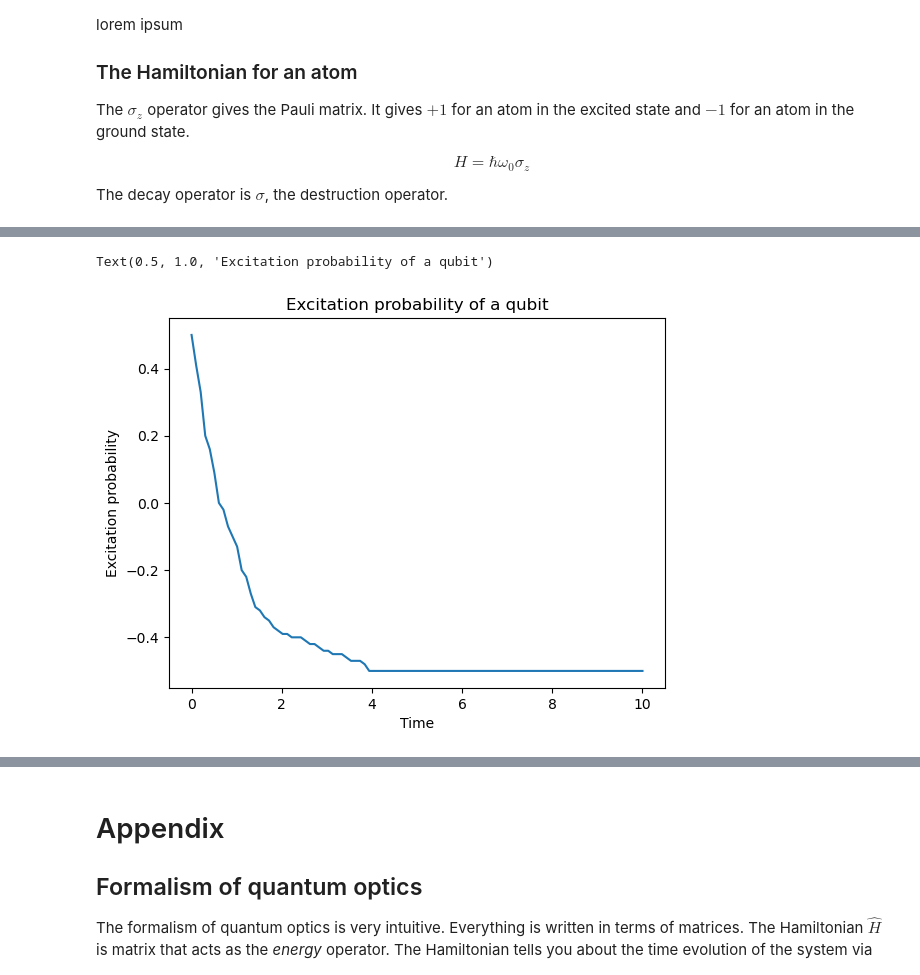
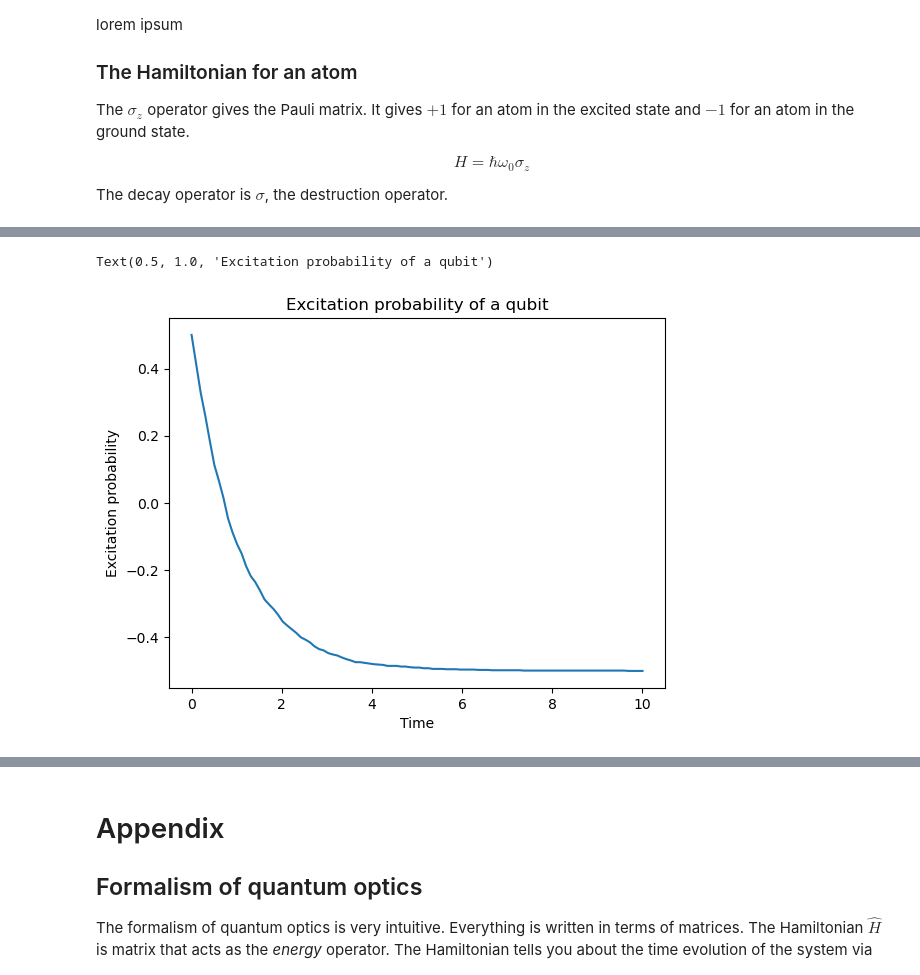
Before and after one commit to lange50/qsap-2023, a Jupyter notebook: intro_to_quantum_optics.ipynb, the cells around one changed output, grey strips where cells are left out. Saved outputs shown, nothing was run; the diff lists cells and outputs as text; code cells hidden in the pictures.

```diff
--- a/intro_to_quantum_optics.ipynb
+++ b/intro_to_quantum_optics.ipynb
@@ -160,7 +160,7 @@ psi0 = qt.basis(2, 0)  # excited state
 t = np.linspace(0, 10, 100)
 
 # Solve with monte carlo
-res1 = qt.mcsolve(H, psi0, t, [np.sqrt(gamma) * qt.sigmam()], [H], ntraj=100)
+res1 = qt.mcsolve(H, psi0, t, [np.sqrt(gamma) * qt.sigmam()], [H], ntraj=1000)
 
 # Plot the results
 fig, ax = plt.subplots()
@@ -183,2 +183,2 @@ Total run time:   5.33s
 Text(0.5, 1.0, 'Excitation probability of a qubit')
-[figure, old version]
+[figure, new version]
```
Also changed, not shown: parts of 3 cells of this notebook.
